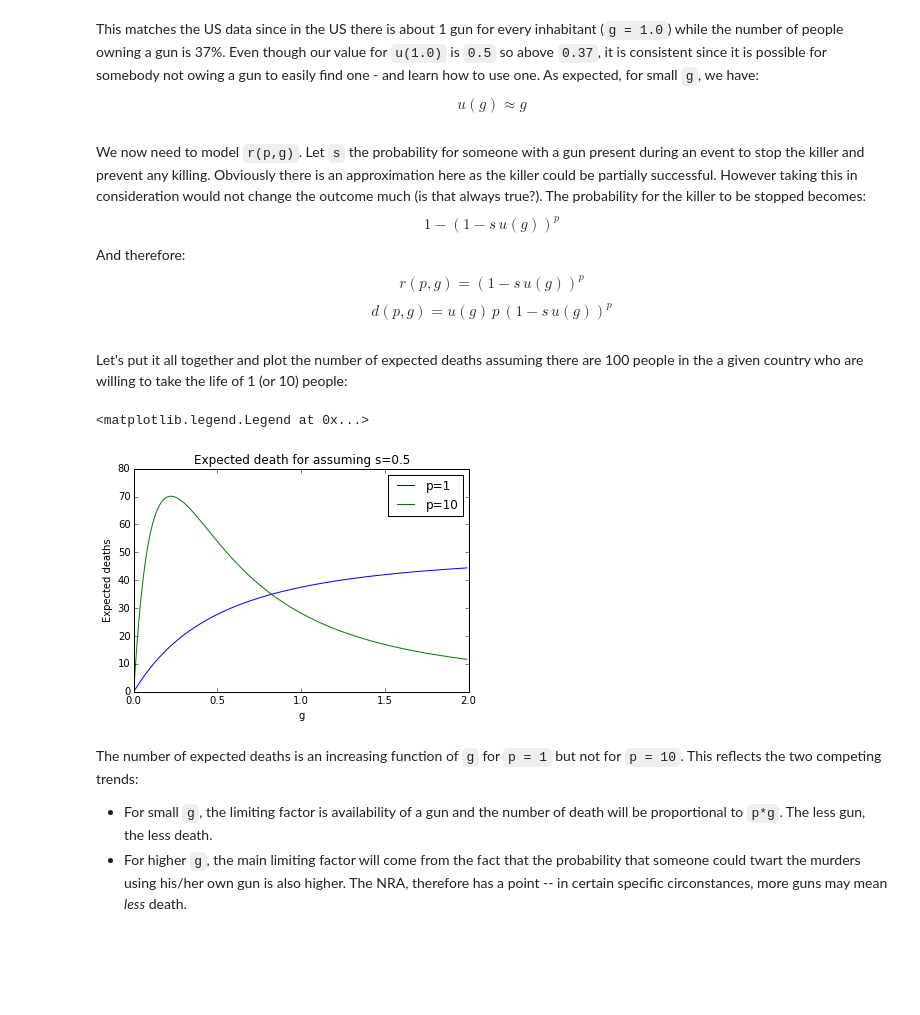
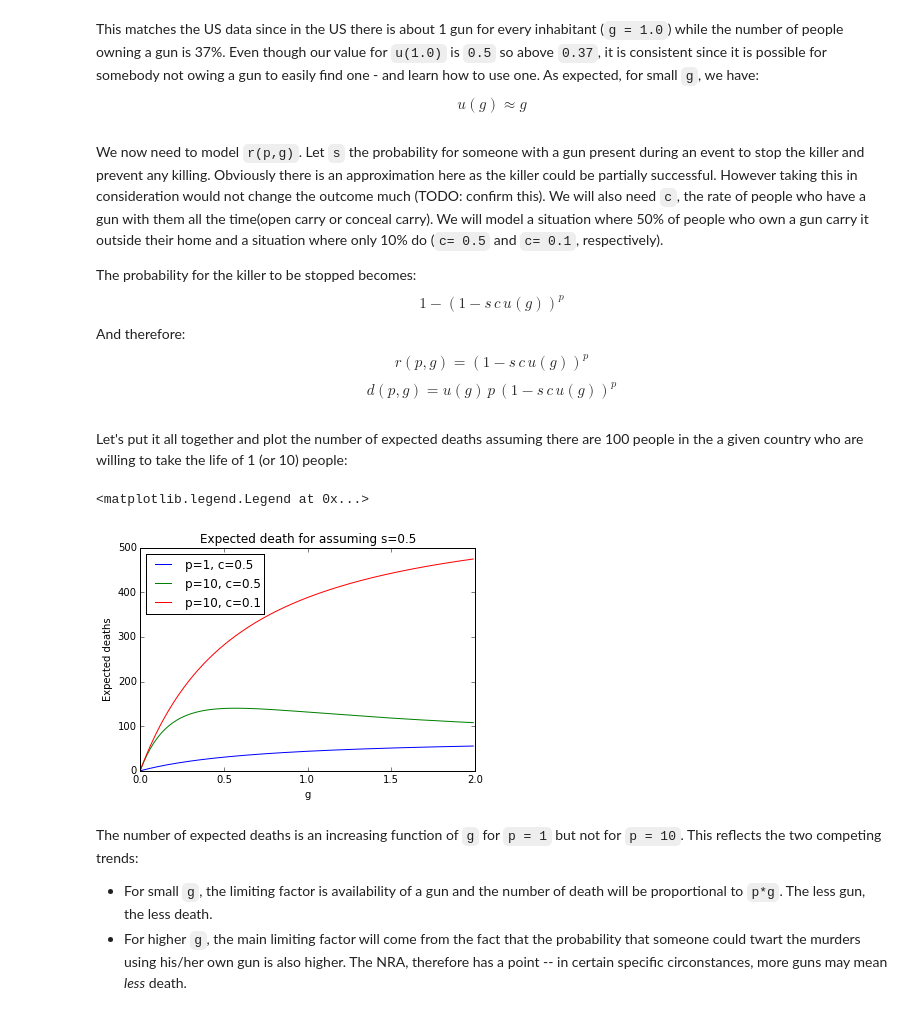
Before and after one commit to gip/quant, a Jupyter notebook: politics/GunControl.ipynb, the cells around one changed output. Saved outputs shown, nothing was run; the diff lists cells and outputs as text; code cells hidden in the pictures; blank space fills up the shorter version.

```diff
--- a/politics/GunControl.ipynb
+++ b/politics/GunControl.ipynb
@@ -59,32 +60,35 @@ def stop(g, s, p):
 This matches the US data since in the US there is about 1 gun for every inhabitant (`g = 1.0`) while the number of people owning a gun is 37%. Even though our value for `u(1.0)` is `0.5` so above `0.37`, it is consistent since it is possible for somebody not owing a gun to easily find one - and learn how to use one. As expected, for small `g`, we have:
 $$ u(g) \approx g $$
 # %% [markdown]
-We now need to model `r(p,g)`. Let `s` the probability for someone with a gun present during an event to stop the killer and prevent any killing. Obviously there is an approximation here as the killer could be partially successful. However taking this in consideration would not change the outcome much (is that always true?). The probability for the killer to be stopped becomes:
-$$ 1-(1-s\,u(g))^p $$
+We now need to model `r(p,g)`. Let `s` the probability for someone with a gun present during an event to stop the killer and prevent any killing. Obviously there is an approximation here as the killer could be partially successful. However taking this in consideration would not change the outcome much (TODO: confirm this). We will also need `c`, the rate of people who have a gun with them all the time(open carry or conceal carry). We will model a situation where 50% of people who own a gun carry it outside their home and a situation where only 10% do (`c= 0.5` and `c= 0.1`, respectively).
+
+The probability for the killer to be stopped becomes:
+$$ 1-(1-s\,c\,u(g))^p $$
 And therefore:
-$$ r(p,g) = (1-s\,u(g))^p $$
-$$ d(p,g) = u(g) \, p \, (1-s\,u(g))^p $$
+$$ r(p,g) = (1-s\,c\,u(g))^p $$
+$$ d(p,g) = u(g) \, p \, (1-s\,c\,u(g))^p $$
 # %%
 # Define r and d functions
 def r(p, g, s):
-  return (1-s*u(g))**p
+  return (1-s*c*u(g))**p
 def d(p, g, s):
   return p*r(p, g, s)
 # %% [markdown]
 Let's put it all together and plot the number of expected deaths assuming there are 100 people in the a given country who are willing to take the life of 1 (or 10) people:
 # %%
-s = 0.5
-p = 1
-plt.plot(gs, map(lambda g: 100*u(g)*d(p, g, s), gs), label= 'p=1')
+c, s, p = 0.5, 0.5, 1
+plt.plot(gs, map(lambda g: 100*u(g)*d(p, g, s), gs), label= "p=%i, c=%.1f" % (p, c))
 p = 10
-plt.plot(gs, map(lambda g: 100*u(g)*d(p, g, s), gs), label= 'p=10')
+plt.plot(gs, map(lambda g: 100*u(g)*d(p, g, s), gs), label= "p=%i, c=%.1f" % (p, c))
+c = 0.1
+plt.plot(gs, map(lambda g: 100*u(g)*d(p, g, s), gs), label= "p=%i, c=%.1f" % (p, c))
 plt.xlabel('g')
 plt.ylabel('Expected deaths')
 plt.title('Expected death for assuming s=0.5')
-plt.legend()
+plt.legend(loc= 'upper left')
 # %% [output]
 <matplotlib.legend.Legend at 0x...>
-[figure, old version]
+[figure, new version]
 # %% [markdown]
 The number of expected deaths is an increasing function of `g` for `p = 1` but not for `p = 10`. This reflects the two competing trends:
 * For small `g`, the limiting factor is availability of a gun and the number of death will be proportional to `p*g`. The less gun, the less death.
```
Also changed, not shown: parts of 6 cells of this notebook.
